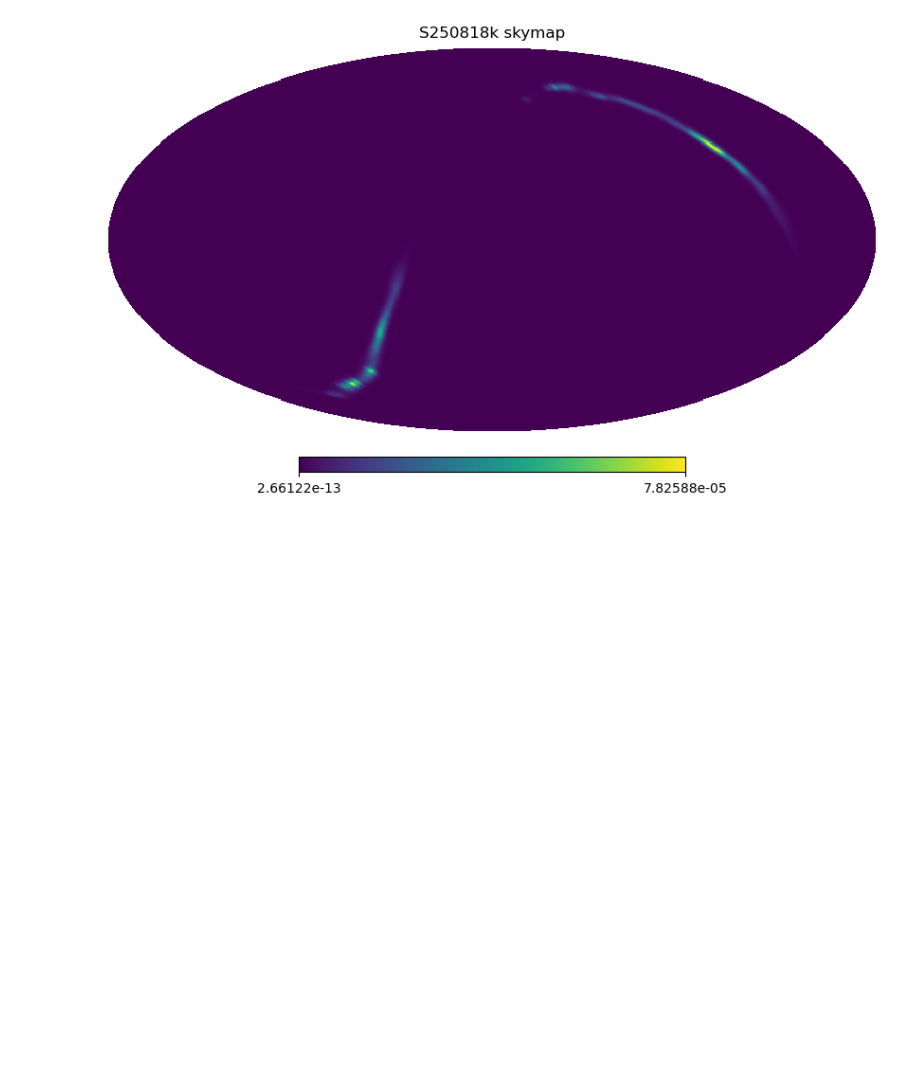
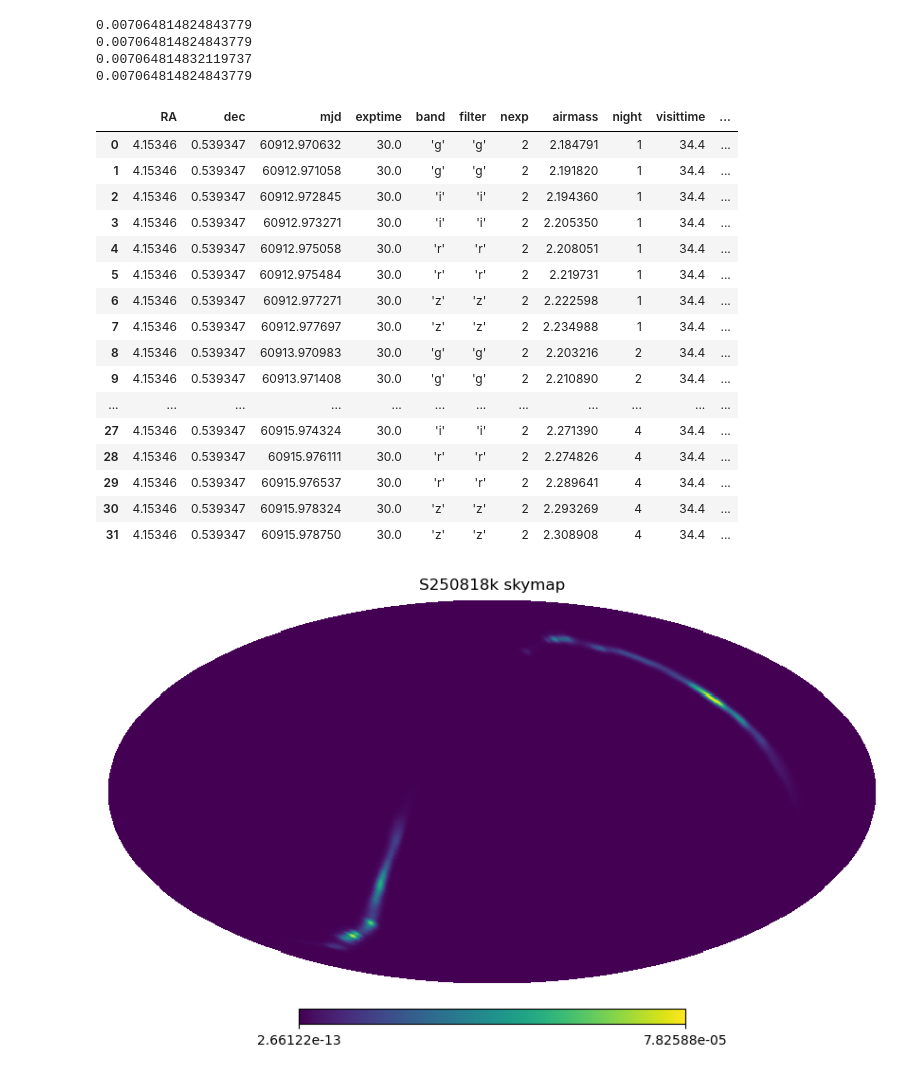
Before and after one commit to lsst-sitcom/ToO-analysis-tools, a Jupyter notebook: notebooks/simRunAnalysis.ipynb, the cells around one changed output. Drawn from its saved outputs; the diff is of its cells as text; code cells hidden in the pictures; blank space fills up the shorter version.

```diff
--- a/notebooks/simRunAnalysis.ipynb
+++ b/notebooks/simRunAnalysis.ipynb
@@ -6,5 +7,34 @@ import matplotlib.pyplot as plt
 # %%
-simDF = pd.read_csv("../data/simRun.txt",sep=",")
+simDF = pd.read_csv("../data/simRun_optimistic.txt",sep=",")
+# %%
+for n in np.unique(simDF['night']):
+    msk = simDF['night']==n
+    print(Time(simDF[msk]['mjd'].iloc[-1] - simDF[msk]['mjd'].iloc[0],format="mjd"))
+# %% [output]
+0.007064814824843779
+0.007064814824843779
+0.007064814832119737
+0.007064814824843779
+# %%
+simDF
+# %% [output]
+|  | RA | dec | mjd | exptime | band | filter | nexp | airmass | night | visittime | ... |
+| 0 | 4.15346 | 0.539347 | 60912.970632 | 30.0 | 'g' | 'g' | 2 | 2.184791 | 1 | 34.4 | ... |
+| 1 | 4.15346 | 0.539347 | 60912.971058 | 30.0 | 'g' | 'g' | 2 | 2.191820 | 1 | 34.4 | ... |
+| 2 | 4.15346 | 0.539347 | 60912.972845 | 30.0 | 'i' | 'i' | 2 | 2.194360 | 1 | 34.4 | ... |
+| 3 | 4.15346 | 0.539347 | 60912.973271 | 30.0 | 'i' | 'i' | 2 | 2.205350 | 1 | 34.4 | ... |
+| 4 | 4.15346 | 0.539347 | 60912.975058 | 30.0 | 'r' | 'r' | 2 | 2.208051 | 1 | 34.4 | ... |
+| 5 | 4.15346 | 0.539347 | 60912.975484 | 30.0 | 'r' | 'r' | 2 | 2.219731 | 1 | 34.4 | ... |
+| 6 | 4.15346 | 0.539347 | 60912.977271 | 30.0 | 'z' | 'z' | 2 | 2.222598 | 1 | 34.4 | ... |
+| 7 | 4.15346 | 0.539347 | 60912.977697 | 30.0 | 'z' | 'z' | 2 | 2.234988 | 1 | 34.4 | ... |
+| 8 | 4.15346 | 0.539347 | 60913.970983 | 30.0 | 'g' | 'g' | 2 | 2.203216 | 2 | 34.4 | ... |
+| 9 | 4.15346 | 0.539347 | 60913.971408 | 30.0 | 'g' | 'g' | 2 | 2.210890 | 2 | 34.4 | ... |
+| ... | ... | ... | ... | ... | ... | ... | ... | ... | ... | ... | ... |
+| 27 | 4.15346 | 0.539347 | 60915.974324 | 30.0 | 'i' | 'i' | 2 | 2.271390 | 4 | 34.4 | ... |
+| 28 | 4.15346 | 0.539347 | 60915.976111 | 30.0 | 'r' | 'r' | 2 | 2.274826 | 4 | 34.4 | ... |
+| 29 | 4.15346 | 0.539347 | 60915.976537 | 30.0 | 'r' | 'r' | 2 | 2.289641 | 4 | 34.4 | ... |
+| 30 | 4.15346 | 0.539347 | 60915.978324 | 30.0 | 'z' | 'z' | 2 | 2.293269 | 4 | 34.4 | ... |
+| 31 | 4.15346 | 0.539347 | 60915.978750 | 30.0 | 'z' | 'z' | 2 | 2.308908 | 4 | 34.4 | ... |
 # %%
 _18kMap = hp.read_map("https://gracedb.ligo.org/api/superevents/S250818k/files/bayestar.fits.gz")
 i = np.flipud(np.argsort(_18kMap))
```
Also changed, not shown: parts of 1 cell of this notebook, 4 other files.
